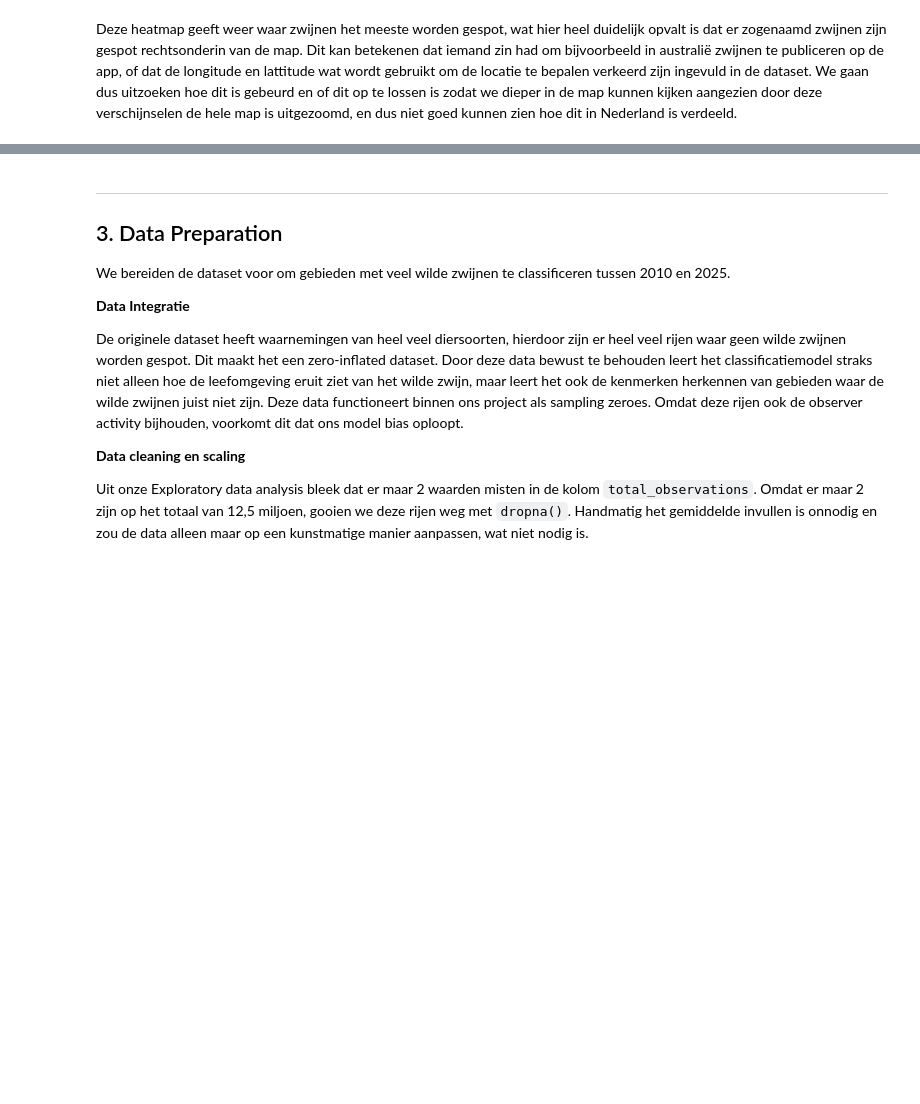
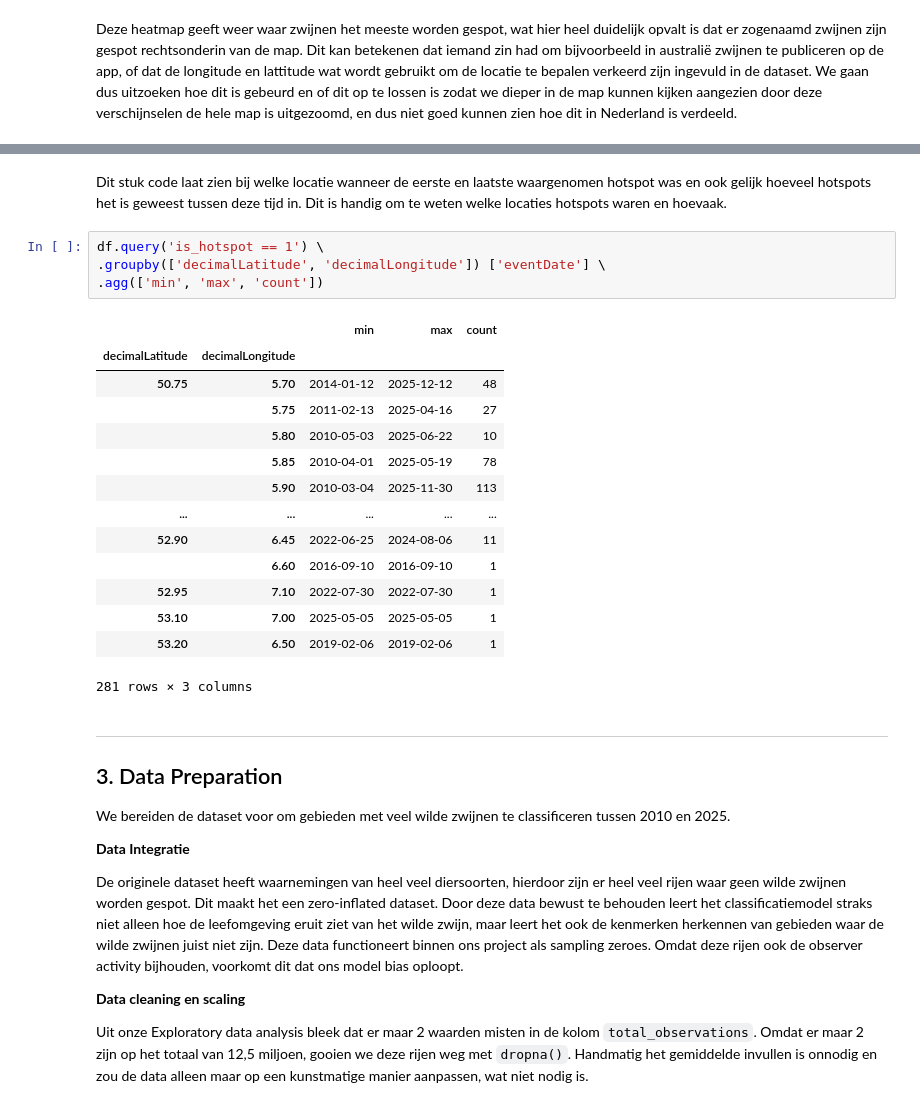
Before and after one commit to Jamie1111/Toeftoeftoeftoef, a Jupyter notebook: assignment_template_it1.ipynb, the cells around one changed output, grey strips where cells are left out. Saved outputs shown, nothing was run; the diff lists cells and outputs as text; blank space fills up the shorter version.

```diff
--- a/assignment_template_it1.ipynb
+++ b/assignment_template_it1.ipynb
@@ -241,3 +266,24 @@ Deze heatmap geeft weer waar zwijnen het meeste worden gespot, wat hier heel dui
+# %% [markdown]
+Dit stuk code laat zien bij welke locatie wanneer de eerste en laatste waargenomen hotspot was en ook gelijk hoeveel hotspots het is geweest tussen deze tijd in. Dit is handig om te weten welke locaties hotspots waren en hoevaak.
+# %%
+df.query('is_hotspot == 1') \
+.groupby(['decimalLatitude', 'decimalLongitude']) ['eventDate'] \
+.agg(['min', 'max', 'count'])
+# %% [output]
+|  |  | min | max | count |
+| decimalLatitude | decimalLongitude |  |  |  |
+| 50.75 | 5.70 | 2014-01-12 | 2025-12-12 | 48 |
+|  | 5.75 | 2011-02-13 | 2025-04-16 | 27 |
+|  | 5.80 | 2010-05-03 | 2025-06-22 | 10 |
+|  | 5.85 | 2010-04-01 | 2025-05-19 | 78 |
+|  | 5.90 | 2010-03-04 | 2025-11-30 | 113 |
+| ... | ... | ... | ... | ... |
+| 52.90 | 6.45 | 2022-06-25 | 2024-08-06 | 11 |
+|  | 6.60 | 2016-09-10 | 2016-09-10 | 1 |
+| 52.95 | 7.10 | 2022-07-30 | 2022-07-30 | 1 |
+| 53.10 | 7.00 | 2025-05-05 | 2025-05-05 | 1 |
+| 53.20 | 6.50 | 2019-02-06 | 2019-02-06 | 1 |
+281 rows × 3 columns
 # %% [markdown]
 ---
 ## 3. Data Preparation
```
Also changed, not shown: parts of 16 cells of this notebook.
